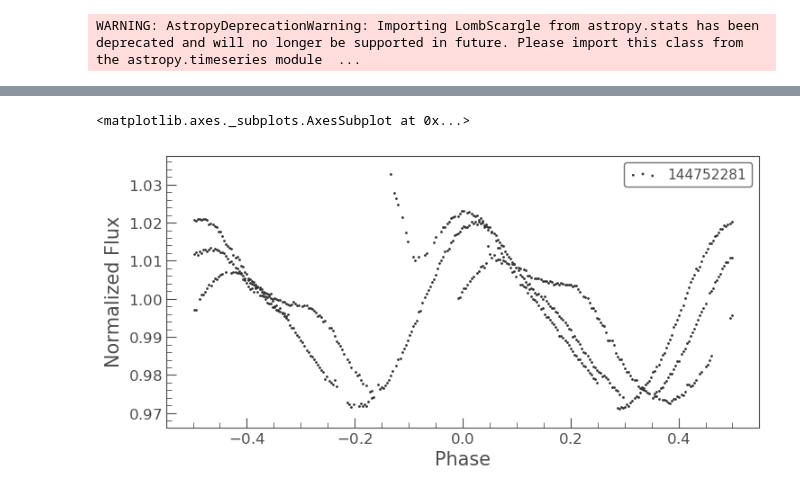
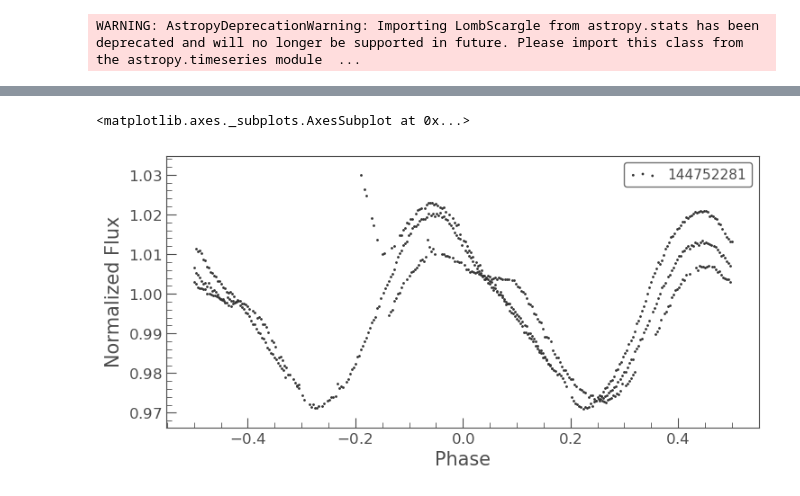
Before and after one commit to AstroJosePC/TESSDataExploration, a Jupyter notebook: Peridograms.ipynb, the cells around one changed output, grey strips where cells are left out. Drawn from its saved outputs; the diff is of its cells as text; code cells hidden in the pictures.

```diff
--- a/Peridograms.ipynb
+++ b/Peridograms.ipynb
@@ -72,5 +48,6 @@ $[4.6976952,~6.4483828,~14.081427,~5.8534545,~6.2370767,~18.098276,~6.0391796,~1
 # %%
-lc.remove_outliers(sigma=2.5).fold(period=6.0, t0=1525).scatter()
+# I think actual period is a bit above 6 days.
+lc.remove_outliers(sigma=2.5).fold(period=6.1019276).scatter()
 # %% [output]
 <matplotlib.axes._subplots.AxesSubplot at 0x...>
-[figure, old version]
+[figure, new version]
```
Also changed, not shown: parts of 10 cells of this notebook.
